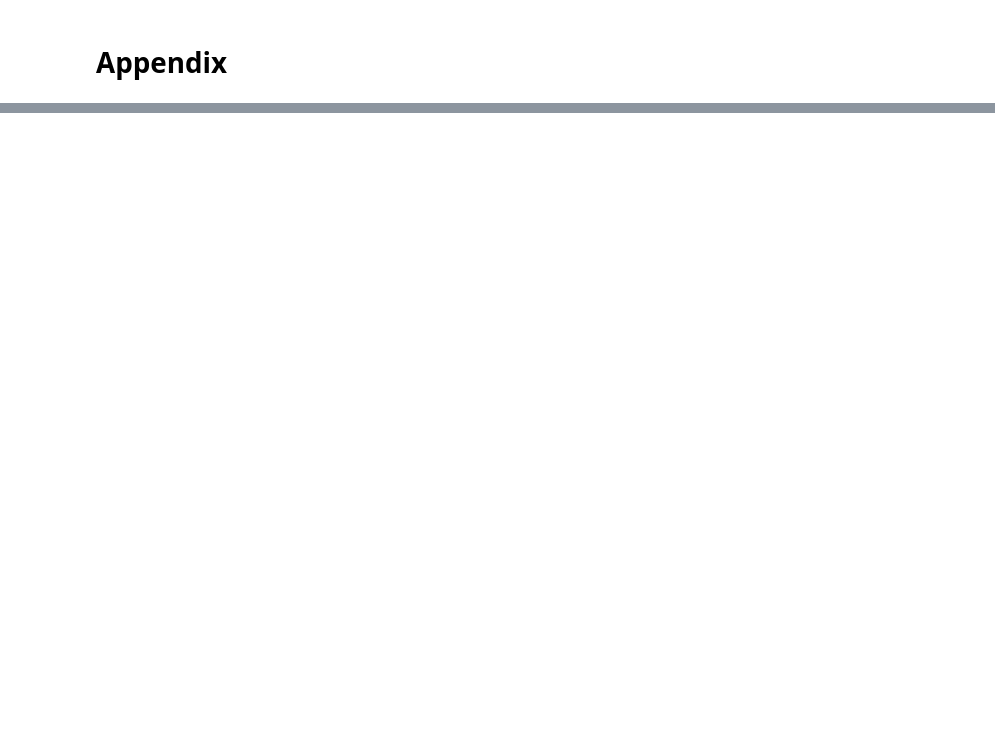
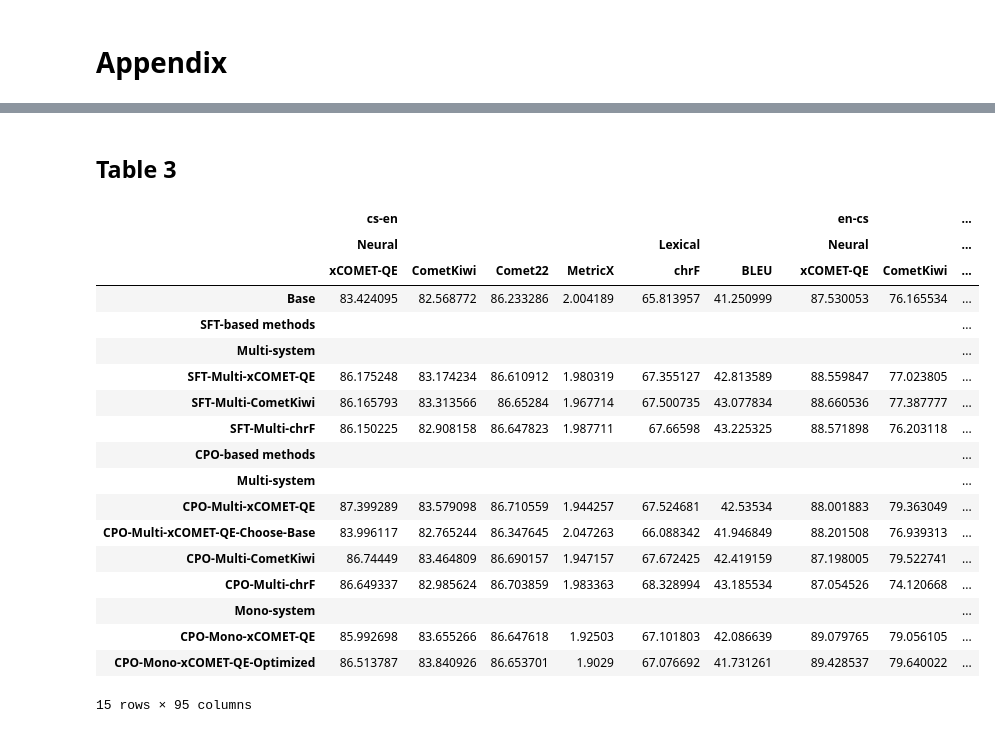
Before and after one commit to hgissbkh/translation-alignment, a Jupyter notebook: notebooks/plots.ipynb, the cells around one changed output, grey strips where cells are left out. Saved outputs shown, nothing was run; the diff lists cells and outputs as text; code cells hidden in the pictures; blank space fills up the shorter version.

```diff
--- a/notebooks/plots.ipynb
+++ b/notebooks/plots.ipynb
@@ -460,9 +435,9 @@ df = pd.DataFrame()
 for sys in tqdm(plot_info["systems"]):
     pref_data_name = f"ALMA-Preference-{sys[sys.find('-')+1:]}"
     pref_df = load_dataset(f"hgissbkh/{pref_data_name}")["train"].to_pandas()
-    rej_metric = pref_df[f"rejected_{metrics_dict[plot_info['metric']]}"].mean()
-    chos_metric = pref_df[f"chosen_{metrics_dict[plot_info['metric']]}"].mean()
-    df.loc[chos_metric, rej_metric] = eval_df[f"{models_dict[sys]['short_name']}_{metrics_dict[plot_info['metric']]}"].mean()
+    rej_metric = pref_df[f"rejected_{metrics_dict[plot_info['metric']]['short_name']}"].mean()
+    chos_metric = pref_df[f"chosen_{metrics_dict[plot_info['metric']]['short_name']}"].mean()
+    df.loc[chos_metric, rej_metric] = eval_df[f"{models_dict[sys]['short_name']}_{metrics_dict[plot_info['metric']]['short_name']}"].mean()
 
 # Interpolate data
 x1 = np.array(list(df.columns))
@@ -701,0 +632,10 @@ recap_df
+# %%
+table_info = {
+    "datasets": [
+        "ALMA-Preference-Multi",
+        "ALMA-Preference-Multi-xCOMET-QE",
+        "ALMA-Preference-Mono-xCOMET-QE"
+    ],
+    "lang_pairs": ["xx-en", "en-xx", "Avg."],
+    "metrics": ["xCOMET-QE", "chrF"],
+}
@@ -800,0 +710,2 @@ recap_df
+# %% [markdown]
+## Table 3
@@ -800,0 +737,51 @@ recap_df
+# %%
+# Initialize df
+index = ["Base"] \
+    + ["SFT-based methods", "Multi-system"] + [sys for sys in table_info["systems"] if "SFT" in sys] \
+    + ["CPO-based methods", "Multi-system"] + [sys for sys in table_info["systems"] if "CPO" in sys and "Multi" in sys] \
+    + ["Mono-system"] + [sys for sys in table_info["systems"] if "CPO" in sys and "Mono" in sys]
+columns = []
+for lp in table_info["lang_pairs"]:
+    for metric in table_info["neural_metrics"]:
+        columns.append((lp, "Neural", metric))
+    columns.append((lp, "", ""))
+    for metric in table_info["lexical_metrics"]:
+        columns.append((lp, "Lexical", metric))
+    columns.append(("", "", ""))
+df = pd.DataFrame(index=index, columns=pd.MultiIndex.from_tuples(columns[:-1]), data="")
+
+# Collect data
+for sys in ["Base"] + table_info["systems"]:
+    for lp, typ, metric in df.columns:
+        if lp != "" and typ != "" and metric != "":
+            if lp not in ["xx-en", "en-xx", "Avg."]:
+                df.loc[sys, (lp, typ, metric)] = eval_df.loc[eval_df.lp == lp, f"{models_dict[sys]['short_name']}_{metrics_dict[metric]}"].mean()
+            elif lp == "xx-en":
+                df.loc[sys, (lp, typ, metric)] = eval_df.loc[eval_df.tgt_lang == "en", f"{models_dict[sys]['short_name']}_{metrics_dict[metric]}"].mean()
+            elif lp == "en-xx":
+                df.loc[sys, (lp, typ, metric)] = eval_df.loc[eval_df.src_lang == "en", f"{models_dict[sys]['short_name']}_{metrics_dict[metric]}"].mean()
+            elif lp == "Avg.":
+                df.loc[sys, (lp, typ, metric)] = eval_df[f"{models_dict[sys]['short_name']}_{metrics_dict[metric]}"].mean()
+
+# Print df
+df
+# %% [output]
+|  | cs-en |  |  |  |  |  |  |  | en-cs |  | ... |
+|  | Neural |  |  |  |  | Lexical |  |  | Neural |  | ... |
+|  | xCOMET-QE | CometKiwi | Comet22 | MetricX |  | chrF | BLEU |  | xCOMET-QE | CometKiwi | ... |
+| Base | 83.424095 | 82.568772 | 86.233286 | 2.004189 |  | 65.813957 | 41.250999 |  | 87.530053 | 76.165534 | ... |
+| SFT-based methods |  |  |  |  |  |  |  |  |  |  | ... |
+| Multi-system |  |  |  |  |  |  |  |  |  |  | ... |
+| SFT-Multi-xCOMET-QE | 86.175248 | 83.174234 | 86.610912 | 1.980319 |  | 67.355127 | 42.813589 |  | 88.559847 | 77.023805 | ... |
+| SFT-Multi-CometKiwi | 86.165793 | 83.313566 | 86.65284 | 1.967714 |  | 67.500735 | 43.077834 |  | 88.660536 | 77.387777 | ... |
+| SFT-Multi-chrF | 86.150225 | 82.908158 | 86.647823 | 1.987711 |  | 67.66598 | 43.225325 |  | 88.571898 | 76.203118 | ... |
+| CPO-based methods |  |  |  |  |  |  |  |  |  |  | ... |
+| Multi-system |  |  |  |  |  |  |  |  |  |  | ... |
+| CPO-Multi-xCOMET-QE | 87.399289 | 83.579098 | 86.710559 | 1.944257 |  | 67.524681 | 42.53534 |  | 88.001883 | 79.363049 | ... |
+| CPO-Multi-xCOMET-QE-Choose-Base | 83.996117 | 82.765244 | 86.347645 | 2.047263 |  | 66.088342 | 41.946849 |  | 88.201508 | 76.939313 | ... |
+| CPO-Multi-CometKiwi | 86.74449 | 83.464809 | 86.690157 | 1.947157 |  | 67.672425 | 42.419159 |  | 87.198005 | 79.522741 | ... |
+| CPO-Multi-chrF | 86.649337 | 82.985624 | 86.703859 | 1.983363 |  | 68.328994 | 43.185534 |  | 87.054526 | 74.120668 | ... |
+| Mono-system |  |  |  |  |  |  |  |  |  |  | ... |
+| CPO-Mono-xCOMET-QE | 85.992698 | 83.655266 | 86.647618 | 1.92503 |  | 67.101803 | 42.086639 |  | 89.079765 | 79.056105 | ... |
+| CPO-Mono-xCOMET-QE-Optimized | 86.513787 | 83.840926 | 86.653701 | 1.9029 |  | 67.076692 | 41.731261 |  | 89.428537 | 79.640022 | ... |
+15 rows × 95 columns
```
Also changed, not shown: parts of 39 cells of this notebook.
